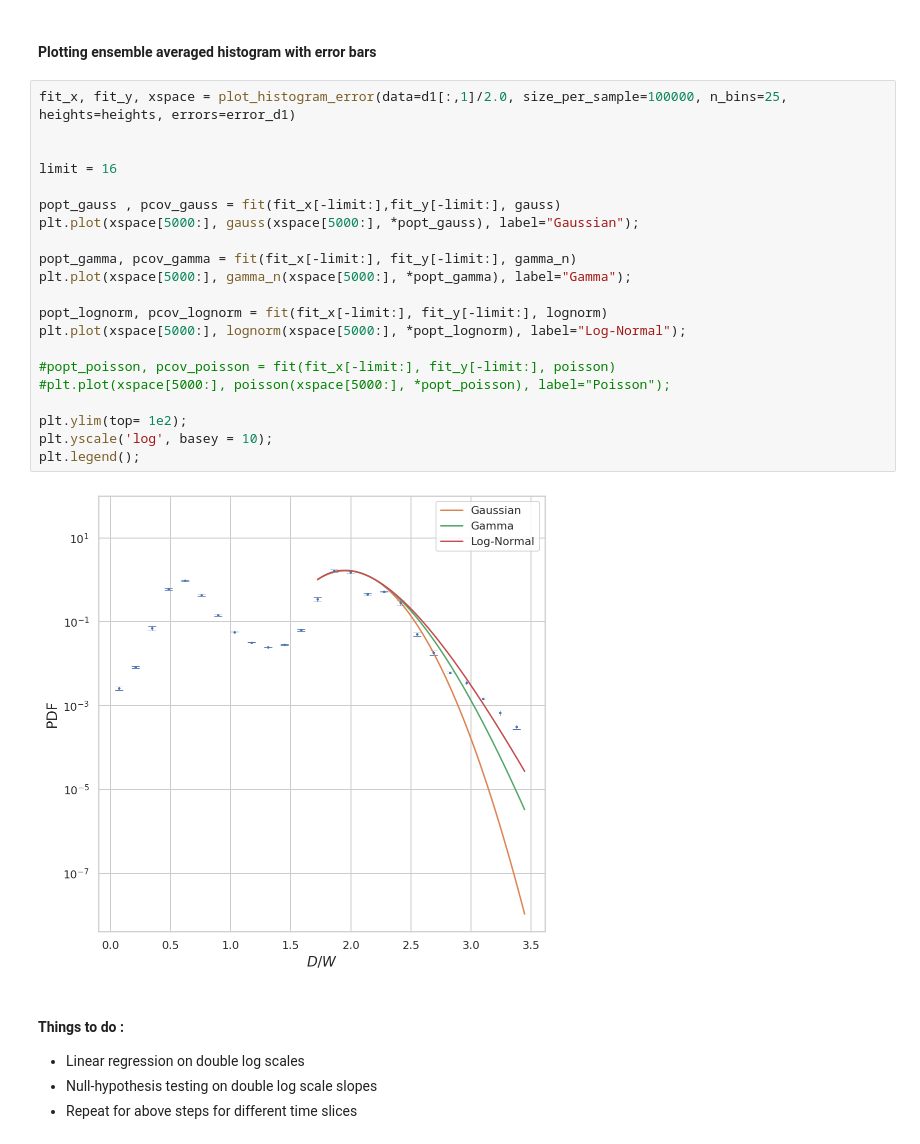
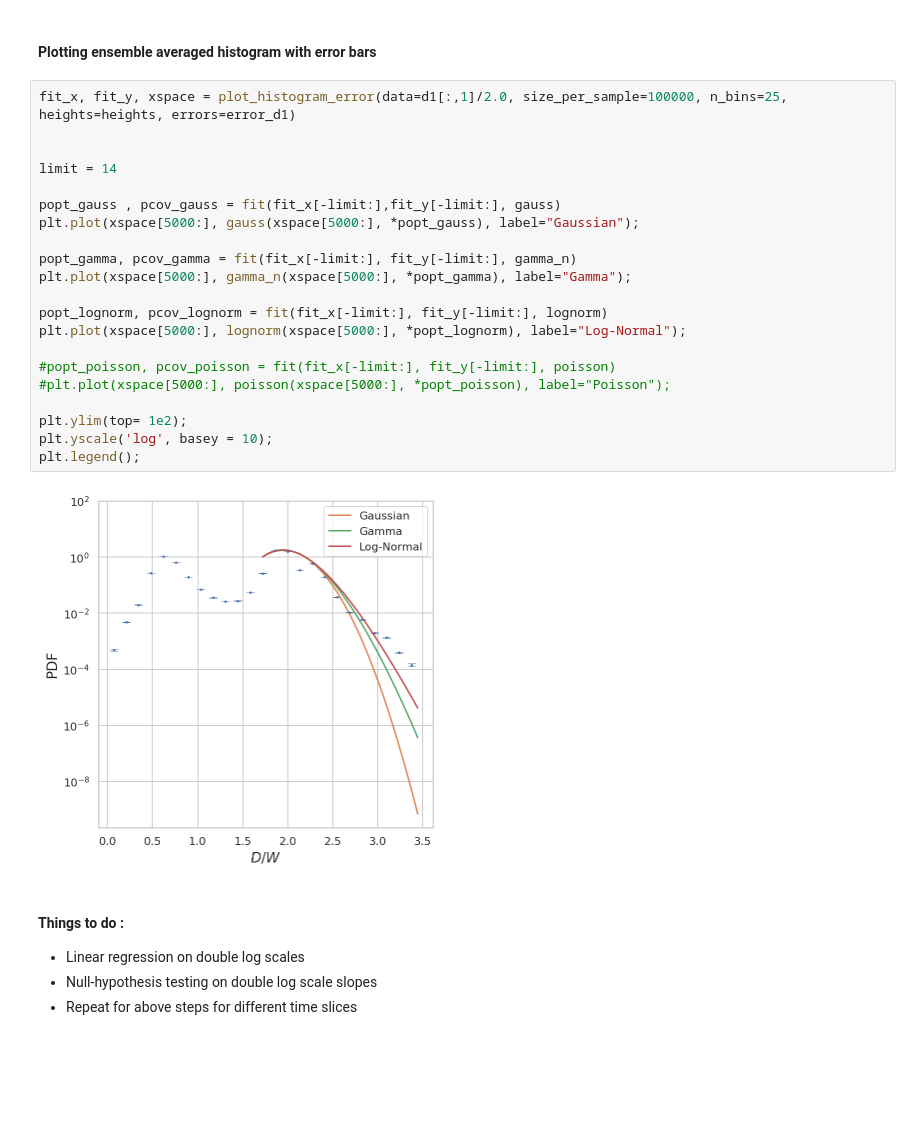
Before and after one commit to palsagar/ligaments_analysis, a Jupyter notebook: error_d1.ipynb, the cells around one changed output. Saved outputs shown, nothing was run; the diff lists cells and outputs as text; blank space fills up the shorter version.

```diff
--- a/error_d1.ipynb
+++ b/error_d1.ipynb
@@ -64,26 +64,26 @@ error_d1 = ensemble_error_heights(n_bootstrap=50, data=d1[:,1]/2.0, size_per_sam
 # %%
 fit_x, fit_y, xspace = plot_histogram_error(data=d1[:,1]/2.0, size_per_sample=100000, n_bins=25, heights=heights, errors=error_d1)
 
 
-limit = 16
+limit = 14
 
 popt_gauss , pcov_gauss = fit(fit_x[-limit:],fit_y[-limit:], gauss)
 plt.plot(xspace[5000:], gauss(xspace[5000:], *popt_gauss), label="Gaussian");
 
 popt_gamma, pcov_gamma = fit(fit_x[-limit:], fit_y[-limit:], gamma_n)
 plt.plot(xspace[5000:], gamma_n(xspace[5000:], *popt_gamma), label="Gamma");
 
 popt_lognorm, pcov_lognorm = fit(fit_x[-limit:], fit_y[-limit:], lognorm)
 plt.plot(xspace[5000:], lognorm(xspace[5000:], *popt_lognorm), label="Log-Normal");
 
 #popt_poisson, pcov_poisson = fit(fit_x[-limit:], fit_y[-limit:], poisson)
 #plt.plot(xspace[5000:], poisson(xspace[5000:], *popt_poisson), label="Poisson");
 
 plt.ylim(top= 1e2);
 plt.yscale('log', basey = 10);
 plt.legend();
 # %% [output]
-[figure, old version]
+[figure, new version]
 # %% [markdown]
 #### Things to do :
 - Linear regression on double log scales
```
Also changed, not shown: 1 other file.
